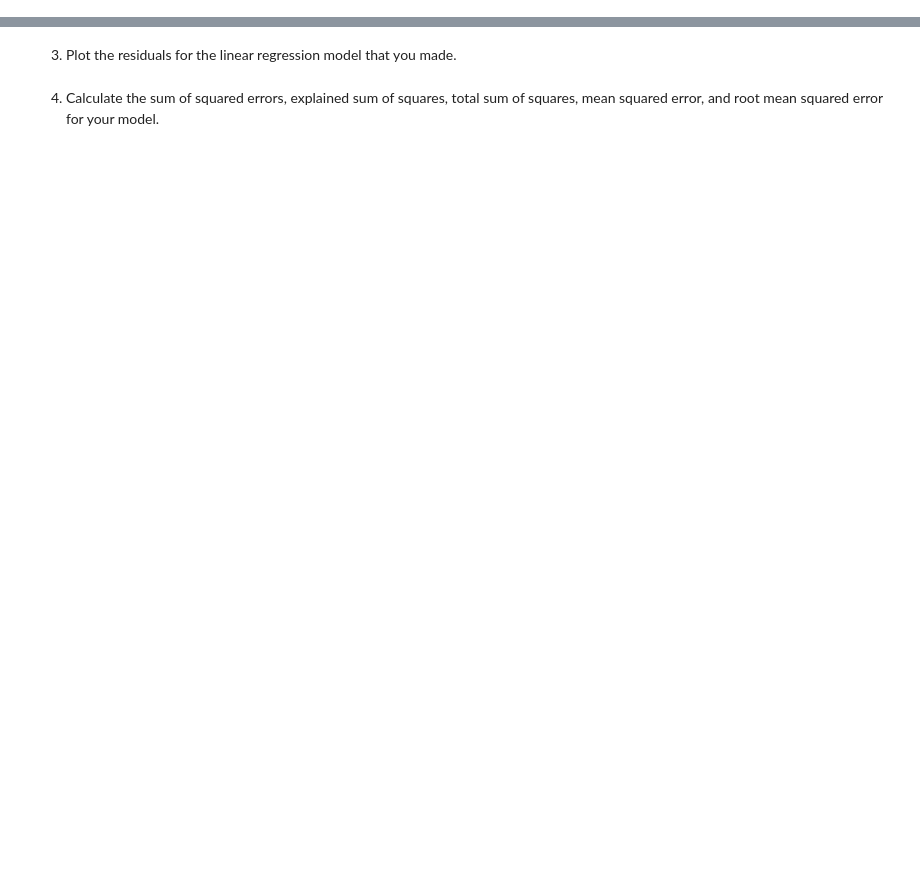
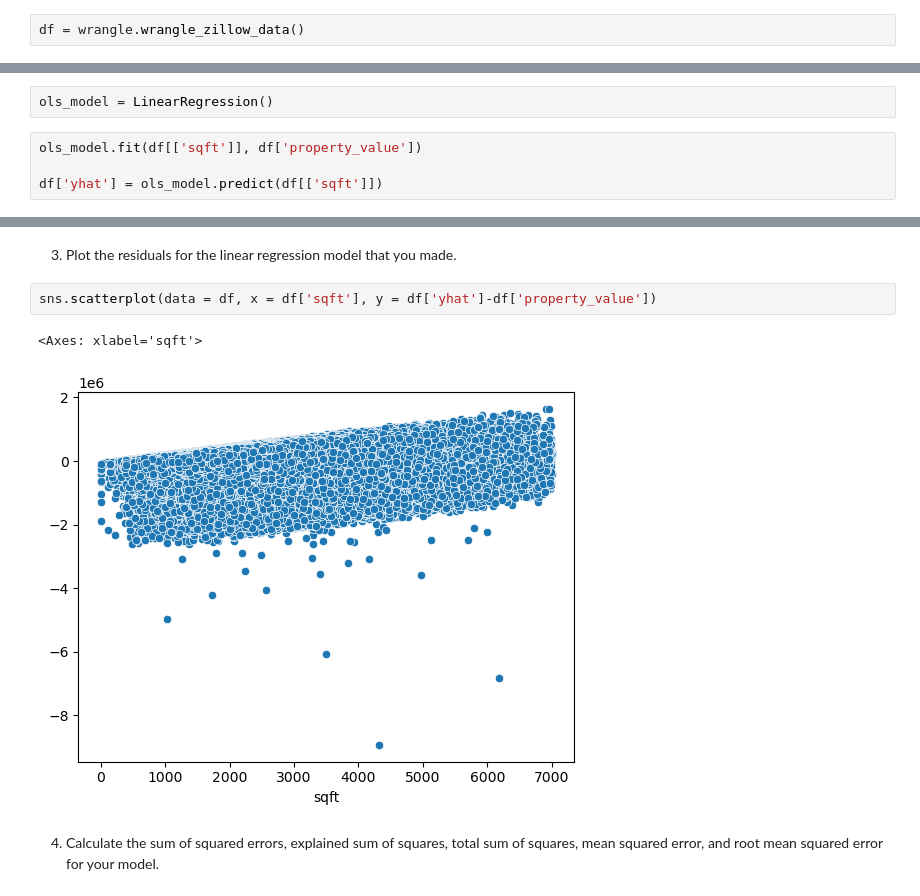
Before and after one commit to martin-reyes/6_regression-exercises, a Jupyter notebook: evaluate.ipynb, the cells around one changed output, grey strips where cells are left out. Drawn from its saved outputs; the diff is of its cells as text; blank space fills up the shorter version.

```diff
--- a/evaluate.ipynb
+++ b/evaluate.ipynb
@@ -1,2 +11,4 @@
 # %% [markdown]
 1. Load `zillow` data
+# %%
+df = wrangle.wrangle_zillow_data()
@@ -3,2 +24,8 @@
 # %% [markdown]
 2. Fit a linear regression model (ordinary least squares) and compute yhat, predictions of `taxvaluedollarcnt` using only `calculatedfinishedsqft`.
+# %%
+ols_model = LinearRegression()
+# %%
+ols_model.fit(df[['sqft']], df['property_value'])
+
+df['yhat'] = ols_model.predict(df[['sqft']])
@@ -5,4 +41,9 @@
 # %% [markdown]
 3. Plot the residuals for the linear regression model that you made.
+# %%
+sns.scatterplot(data = df, x = df['sqft'], y = df['yhat']-df['property_value'])
+# %% [output]
+<Axes: xlabel='sqft'>
+[figure, added]
 # %% [markdown]
 4. Calculate the sum of squared errors, explained sum of squares, total sum of squares, mean squared error, and root mean squared error for your model.
```
Also changed, not shown: parts of 18 cells of this notebook, 2 other files.
